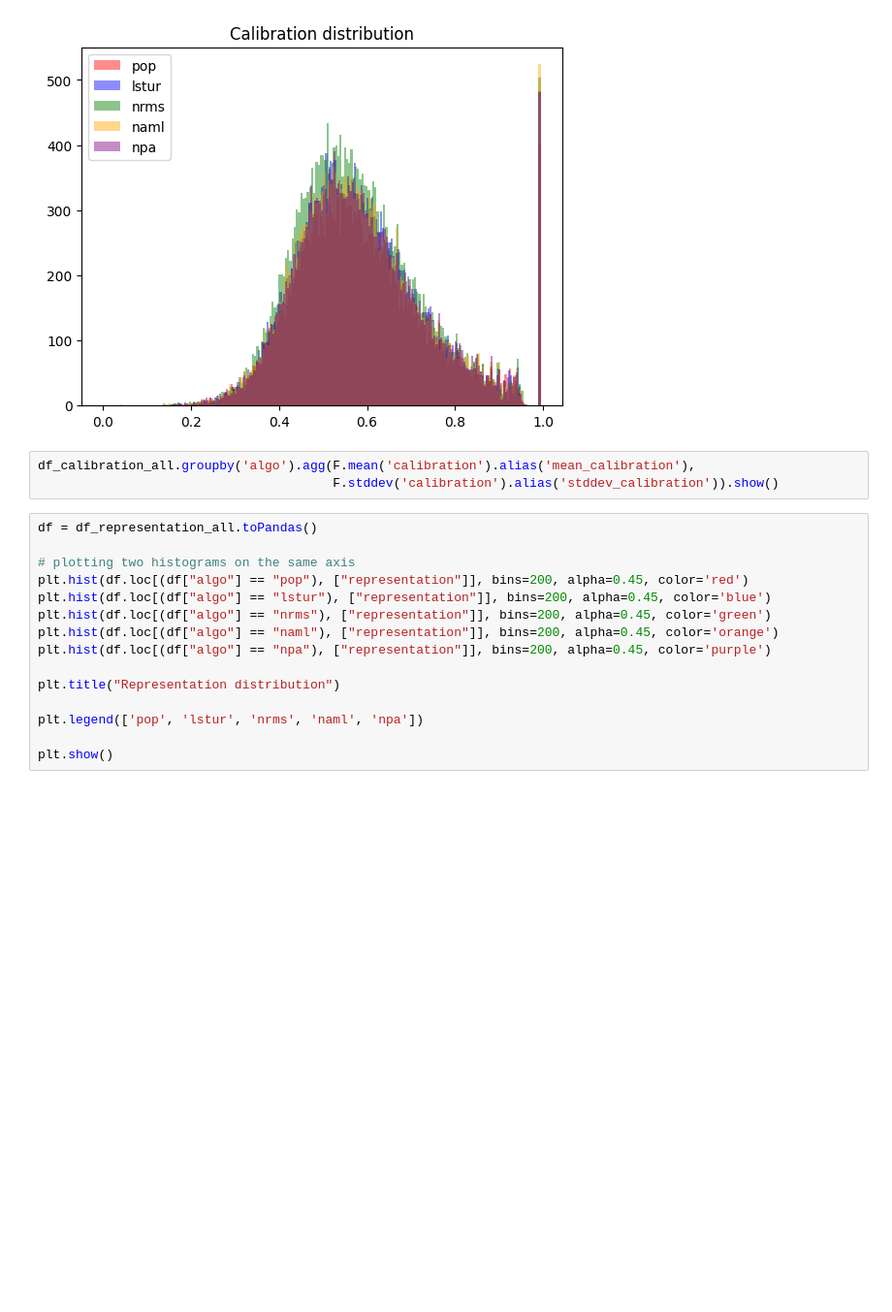
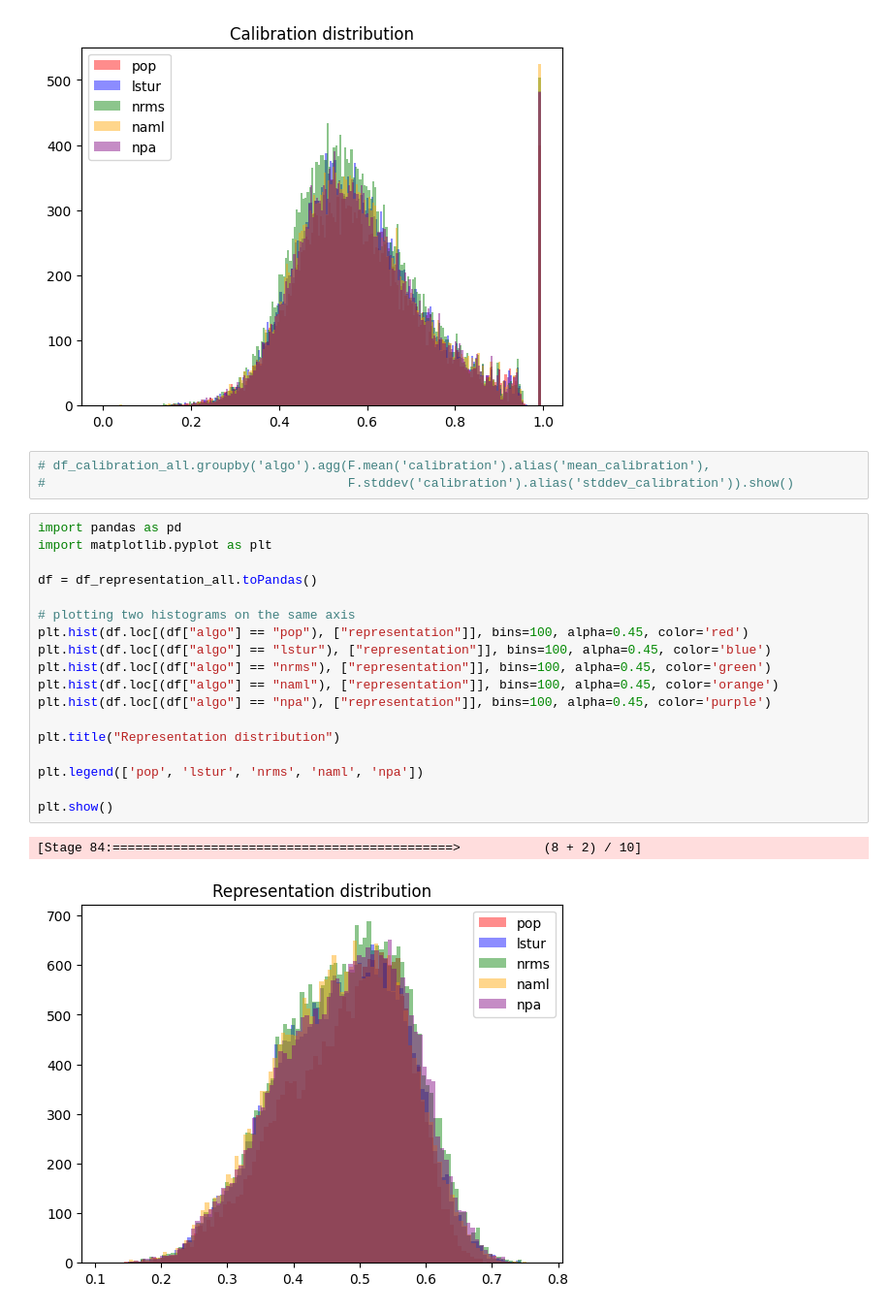
Before and after one commit to MLRecSys/metrecs, a Jupyter notebook: MIND/RADio metrec with MIND.ipynb, the cells around one changed output. Shown at 97% size. Drawn from its saved outputs; the diff is of its cells as text; blank space fills up the shorter version.

Commit message:
the notebook with the plots

```diff
--- a/MIND/RADio metrec with MIND.ipynb
+++ b/MIND/RADio metrec with MIND.ipynb
@@ -413,21 +417,27 @@ plt.show()
 # %% [output]
 [figure]
 # %%
-df_calibration_all.groupby('algo').agg(F.mean('calibration').alias('mean_calibration'),
-                                       F.stddev('calibration').alias('stddev_calibration')).show()
+# df_calibration_all.groupby('algo').agg(F.mean('calibration').alias('mean_calibration'),
+#                                        F.stddev('calibration').alias('stddev_calibration')).show()
 # %%
+import pandas as pd
+import matplotlib.pyplot as plt
+
 df = df_representation_all.toPandas()
 
 # plotting two histograms on the same axis
-plt.hist(df.loc[(df["algo"] == "pop"), ["representation"]], bins=200, alpha=0.45, color='red')
-plt.hist(df.loc[(df["algo"] == "lstur"), ["representation"]], bins=200, alpha=0.45, color='blue')
-plt.hist(df.loc[(df["algo"] == "nrms"), ["representation"]], bins=200, alpha=0.45, color='green')
-plt.hist(df.loc[(df["algo"] == "naml"), ["representation"]], bins=200, alpha=0.45, color='orange')
-plt.hist(df.loc[(df["algo"] == "npa"), ["representation"]], bins=200, alpha=0.45, color='purple')
+plt.hist(df.loc[(df["algo"] == "pop"), ["representation"]], bins=100, alpha=0.45, color='red')
+plt.hist(df.loc[(df["algo"] == "lstur"), ["representation"]], bins=100, alpha=0.45, color='blue')
+plt.hist(df.loc[(df["algo"] == "nrms"), ["representation"]], bins=100, alpha=0.45, color='green')
+plt.hist(df.loc[(df["algo"] == "naml"), ["representation"]], bins=100, alpha=0.45, color='orange')
+plt.hist(df.loc[(df["algo"] == "npa"), ["representation"]], bins=100, alpha=0.45, color='purple')
 
 plt.title("Representation distribution")
 
 plt.legend(['pop', 'lstur', 'nrms', 'naml', 'npa'])
 
 plt.show()
+# %% [output]
+[Stage 84:=============================================>           (8 + 2) / 10]
+[figure, added]
 # %%
```
Also changed, not shown: parts of 5 cells of this notebook.
